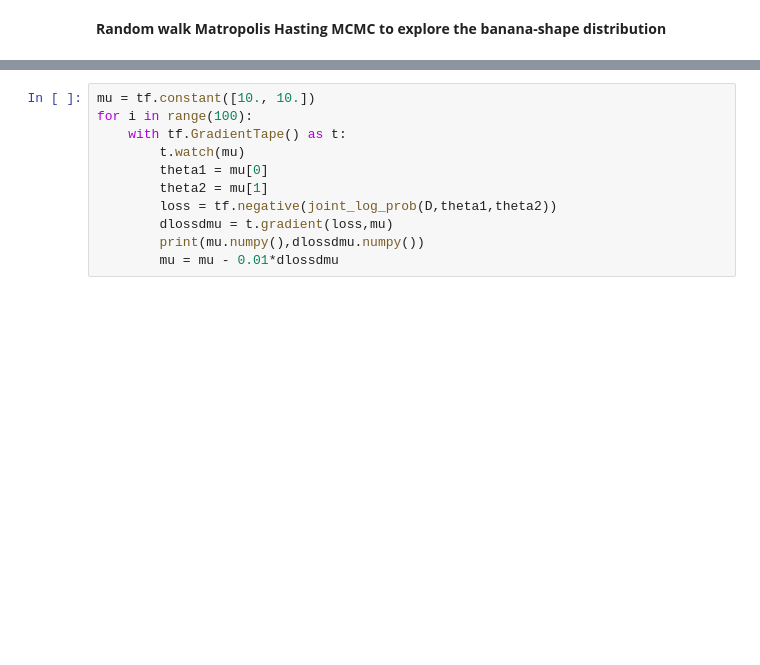
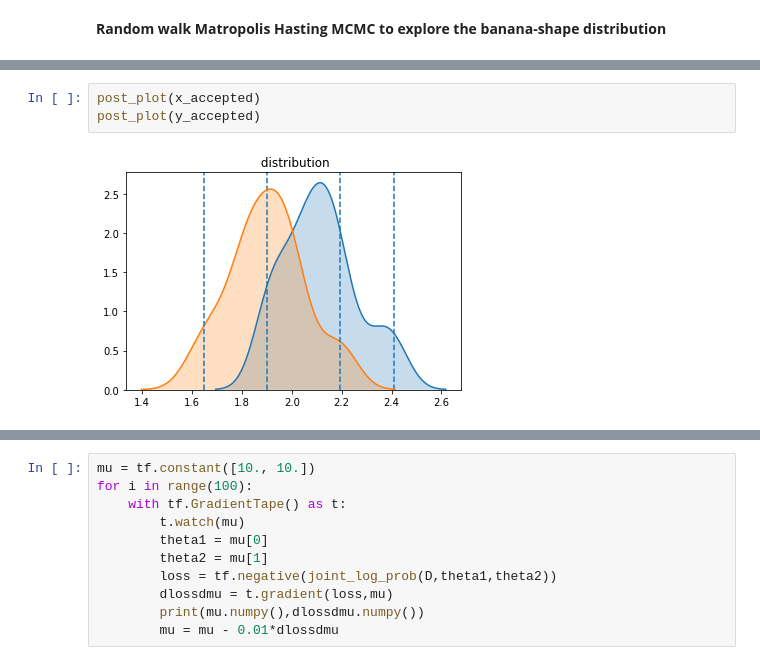
Before and after one commit to GeorgeLiang3/repository1, a Jupyter notebook: Banana_0.5_Bayesian inference_MAP_Gradient.ipynb, the cells around one changed output, grey strips where cells are left out. Saved outputs shown, nothing was run; the diff lists cells and outputs as text; blank space fills up the shorter version.

```diff
--- a/Banana_0.5_Bayesian inference_MAP_Gradient.ipynb
+++ b/Banana_0.5_Bayesian inference_MAP_Gradient.ipynb
@@ -106,3 +150,8 @@ accepted = accepted.numpy()
+# %%
+post_plot(x_accepted)
+post_plot(y_accepted)
+# %% [output]
+[figure, added]
 # %%
 ##plot the result
 x_accepted = []
```
Also changed, not shown: parts of 6 cells of this notebook, 4 other files.
